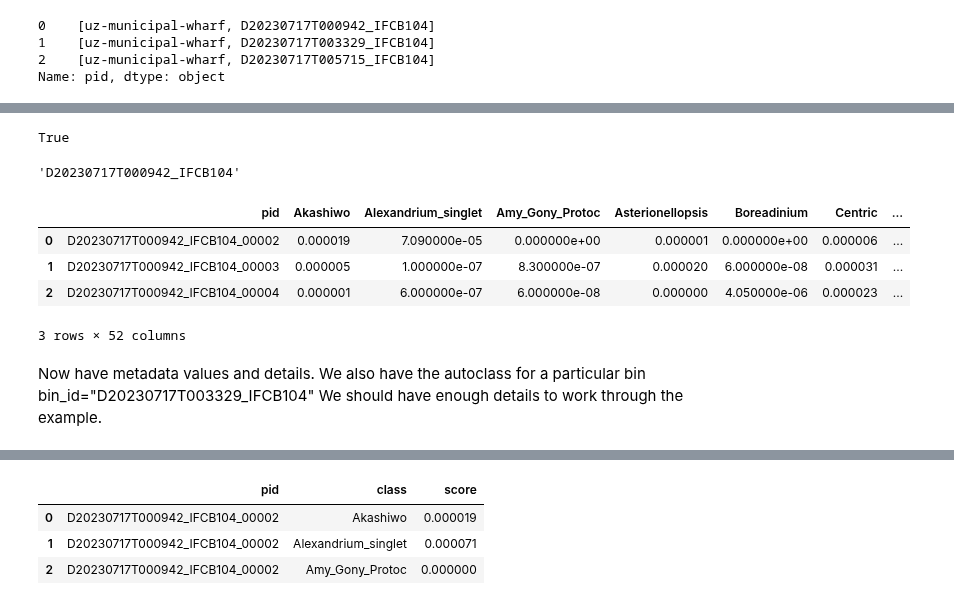
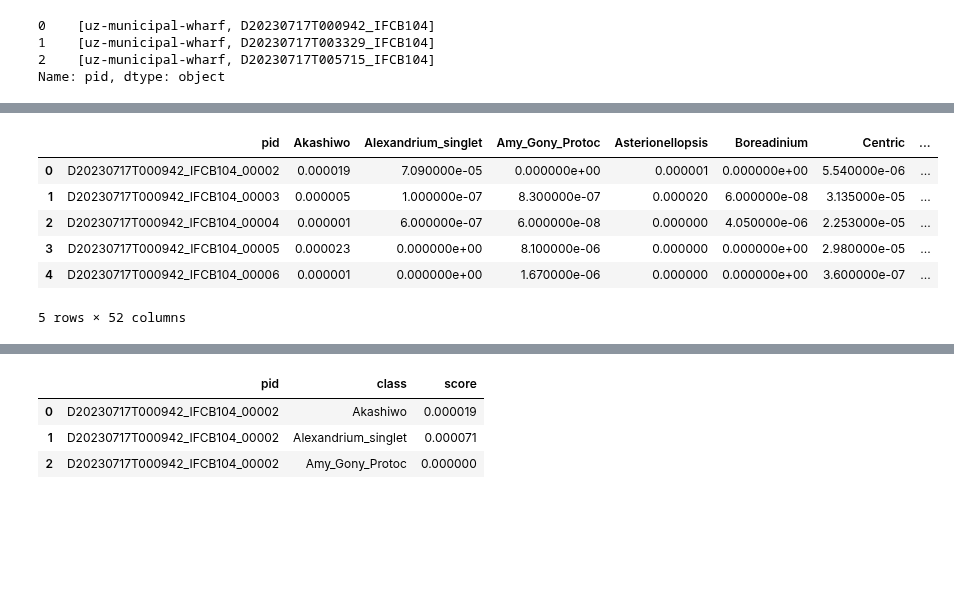
Before and after one commit to CeNCOOS/OBIS_workshop_2024_IFCB, a Jupyter notebook: notebooks/getSantaCruzdata_update.ipynb, the cells around one changed output, grey strips where cells are left out. Saved outputs shown, nothing was run; the diff lists cells and outputs as text; code cells hidden in the pictures; blank space fills up the shorter version.

```diff
--- a/getSantaCruzdata_update.ipynb
+++ b/notebooks/getSantaCruzdata_update.ipynb
@@ -151,27 +321,12 @@ metadatavals=ifcb_api_access.get_ifcb_metadata(bin_ids[0][1])
 # %%
-# Do we have autoclass data for this file
-# Not all files have autoclass files.
-# Check to see if "True"
-# this can now be called as part of the loop
-# if result is "False" then skip all the rest
-haveautoclass=ifcb_api_access.bin_has_autoclass(bin_id)
-print(haveautoclass)
+bin_has_autoclass(bin=range_response.iloc[0])
+auto_class = get_autoclass_data(bin=range_response.iloc[0],dataset_name=DATASET)
+auto_class.head()
 # %% [output]
+|  | pid | Akashiwo | Alexandrium_singlet | Amy_Gony_Protoc | Asterionellopsis | Boreadinium | Centric | ... |
+| 0 | D20230717T000942_IFCB104_00002 | 0.000019 | 7.090000e-05 | 0.000000e+00 | 0.000001 | 0.000000e+00 | 5.540000e-06 | ... |
+| 1 | D20230717T000942_IFCB104_00003 | 0.000005 | 1.000000e-07 | 8.300000e-07 | 0.000020 | 6.000000e-08 | 3.135000e-05 | ... |
+| 2 | D20230717T000942_IFCB104_00004 | 0.000001 | 6.000000e-07 | 6.000000e-08 | 0.000000 | 4.050000e-06 | 2.253000e-05 | ... |
+| 3 | D20230717T000942_IFCB104_00005 | 0.000023 | 0.000000e+00 | 8.100000e-06 | 0.000000 | 0.000000e+00 | 2.980000e-05 | ... |
+| 4 | D20230717T000942_IFCB104_00006 | 0.000001 | 0.000000e+00 | 1.670000e-06 | 0.000000 | 0.000000e+00 | 3.600000e-07 | ... |
-True
+5 rows × 52 columns
-# %%
-# show the file name prefix we will be using for reference
-bin_id
-# %% [output]
-'D20230717T000942_IFCB104'
-# %%
-# get the api autoclass file for the data
-# This file will use the names from the model file listed above
-bin_url=url+'/'+bin_id+'_class_scores.csv' # defined above
-autoclass=pd.read_csv(bin_url)
-autoclass.head(3)
-# %% [output]
-|  | pid | Akashiwo | Alexandrium_singlet | Amy_Gony_Protoc | Asterionellopsis | Boreadinium | Centric | ... |
-| 0 | D20230717T000942_IFCB104_00002 | 0.000019 | 7.090000e-05 | 0.000000e+00 | 0.000001 | 0.000000e+00 | 0.000006 | ... |
-| 1 | D20230717T000942_IFCB104_00003 | 0.000005 | 1.000000e-07 | 8.300000e-07 | 0.000020 | 6.000000e-08 | 0.000031 | ... |
-| 2 | D20230717T000942_IFCB104_00004 | 0.000001 | 6.000000e-07 | 6.000000e-08 | 0.000000 | 4.050000e-06 | 0.000023 | ... |
-3 rows × 52 columns
@@ -187,4 +332,0 @@ analyzed_volume=float(voltmp[0])
-# %% [markdown]
-Now have metadata values and details.  We also have the autoclass for a particular bin</p>
-bin_id="D20230717T003329_IFCB104"</p>
-We should have enough details to work through the example.
```
Also changed, not shown: parts of 34 cells of this notebook, 11 other files.
